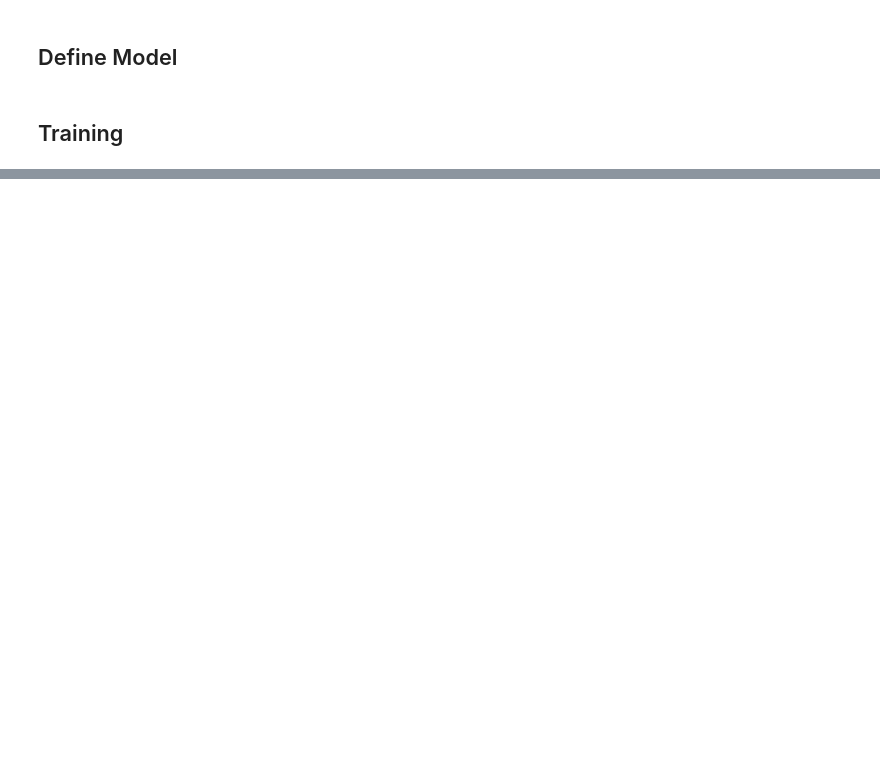
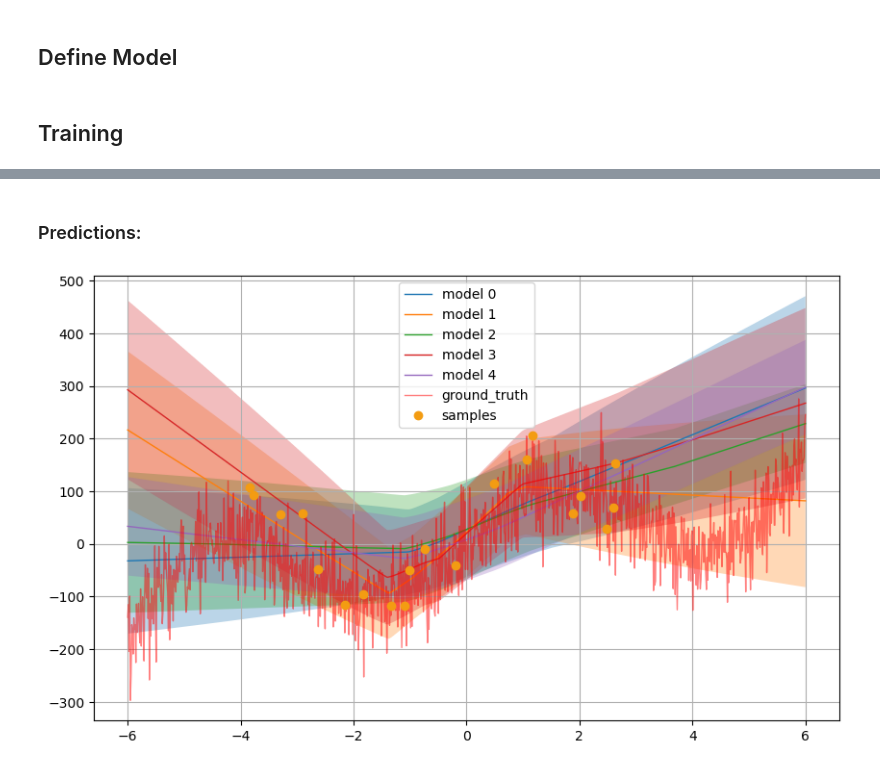
Before and after one commit to MakrisJr/Gaussian_MLP_Ensemble, a Jupyter notebook: gaussianMLP_pure_pytorch.ipynb, the cells around one changed output, grey strips where cells are left out. Cells and saved outputs as stored; diff of their text form; code cells hidden in the pictures; blank space fills up the shorter version.

Commit message:
Add ensemble model training

```diff
--- a/gaussianMLP_pure_pytorch.ipynb
+++ b/gaussianMLP_pure_pytorch.ipynb
@@ -16,6 +16,7 @@ DATA_RANGE = 1 # adjustment on epsilon according to range along a dimension
 EPSILON = 0.01
 GAUSSIAN_LR = 0.1
 NUM_EPOCHS = 50
+ENSEMBLE_SIZE = 5
 # %% [markdown]
 ## Dataset
 # %%
@@ -169,0 +205,37 @@ plt.show()
+# %% [markdown]
+### Predictions:
+# %%
+means = []
+variances = []
+
+for model in models:
+    model.eval()
+    means_model = []
+    variances_model = []
+
+    for x in data_x_true:
+        mean, var = model(torch.Tensor(x).unsqueeze(0).to(device))
+        means_model.append(mean.item())
+        variances_model.append(var.item())
+
+    means.append(means_model)
+    variances.append(variances_model)
+
+means = torch.Tensor(means)
+variances = torch.Tensor(variances)
+# %%
+fig, ax = plt.subplots(1, 1, figsize=(10, 6))
+for i, (mean, variance) in enumerate(zip(means, variances)):
+    std = np.sqrt(variance.numpy()) * 3
+    upper = [i + k for i, k in zip(mean.numpy(), std)]
+    lower = [i - k for i, k in zip(mean.numpy(), std)]
+    plt.fill_between(data_x_true.flatten(), upper, lower, alpha=0.3)
+    plt.plot(data_x_true, mean, label=f'model {i}', linewidth=1)
+
+plt.plot(data_x_true, data_y_true, 'r', linewidth=1, label='ground_truth', alpha=0.5)
+plt.plot(data_x, data_y, '.', markersize=12, color='#F39C12', label='samples')
+plt.legend(loc = 'best')
+plt.grid()
+plt.show()
+# %% [output]
+[figure, added]
```
Also changed, not shown: parts of 6 cells of this notebook.
